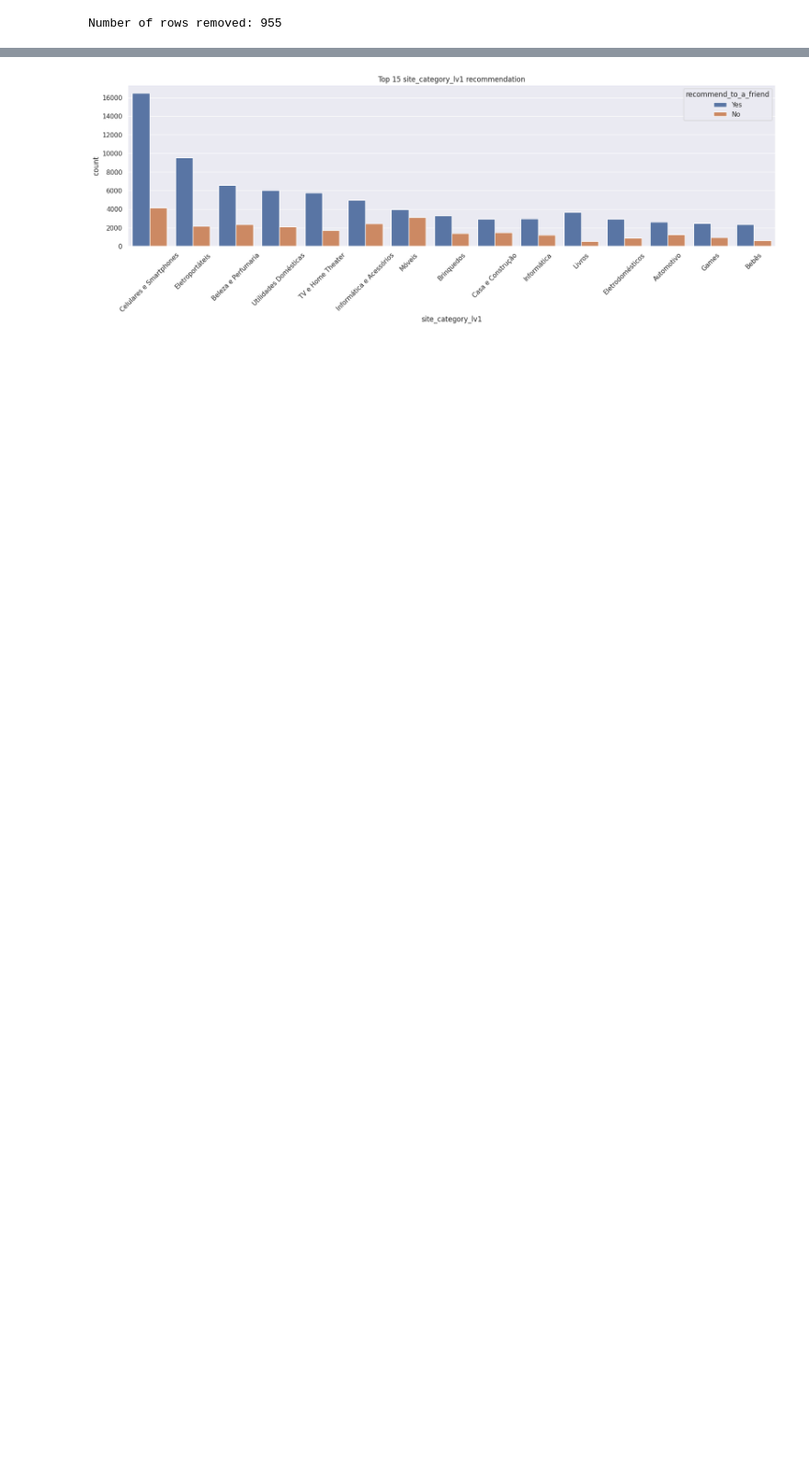
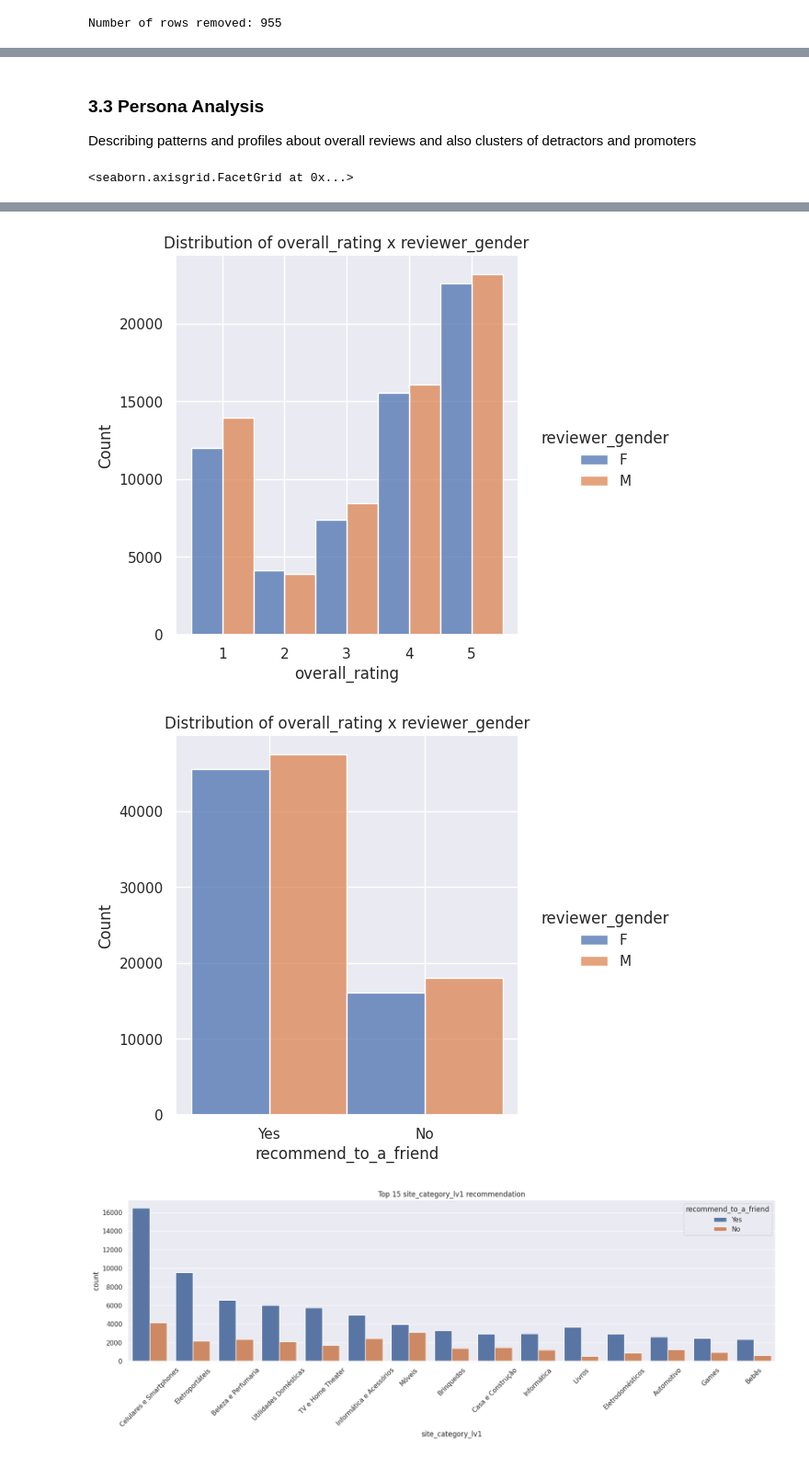
Before and after one commit to gabrielhazeredo/nlp-test-neoway, a Jupyter notebook: analysis/notebooks/data_analysis.ipynb, the cells around one changed output, grey strips where cells are left out. Shown at 92% size. Cells and saved outputs as stored; diff of their text form; code cells hidden in the pictures; blank space fills up the shorter version.

```diff
--- a/analysis/notebooks/data_analysis.ipynb
+++ b/analysis/notebooks/data_analysis.ipynb
@@ -233,0 +293,21 @@ plot_ranking(data_cels_n_smarts, 'product_brand', 'Top 15 product_brand from Sma
+# %% [markdown]
+### 3.3 Persona Analysis
+
+Describing patterns and profiles about overall reviews and also clusters of detractors and promoters
+# %%
+sns.displot(data=df_features,
+            x="reviewer_birth_year",
+            hue='recommend_to_a_friend',
+            discrete=True).set(title='Distribution of reviewer_birth_year x recommend_to_a_friend')
+sns.displot(data=df_features,
+            x="overall_rating",
+            hue='reviewer_gender',
+            multiple="dodge",
+            discrete=True).set(title='Distribution of overall_rating x reviewer_gender')
+sns.displot(data=df_features,
+            x="recommend_to_a_friend",
+            hue='reviewer_gender',
+            multiple="dodge",
+            discrete=True).set(title='Distribution of overall_rating x reviewer_gender')
+# %% [output]
+<seaborn.axisgrid.FacetGrid at 0x...>
@@ -234,3 +315,5 @@ plot_ranking(data_cels_n_smarts, 'product_brand', 'Top 15 product_brand from Sma
+[figure, added]
+[figure, added]
 # %%
 # Print top categories
 fig, ax = plt.subplots(figsize=(20, 5))
```
Also changed, not shown: parts of 57 cells of this notebook.
